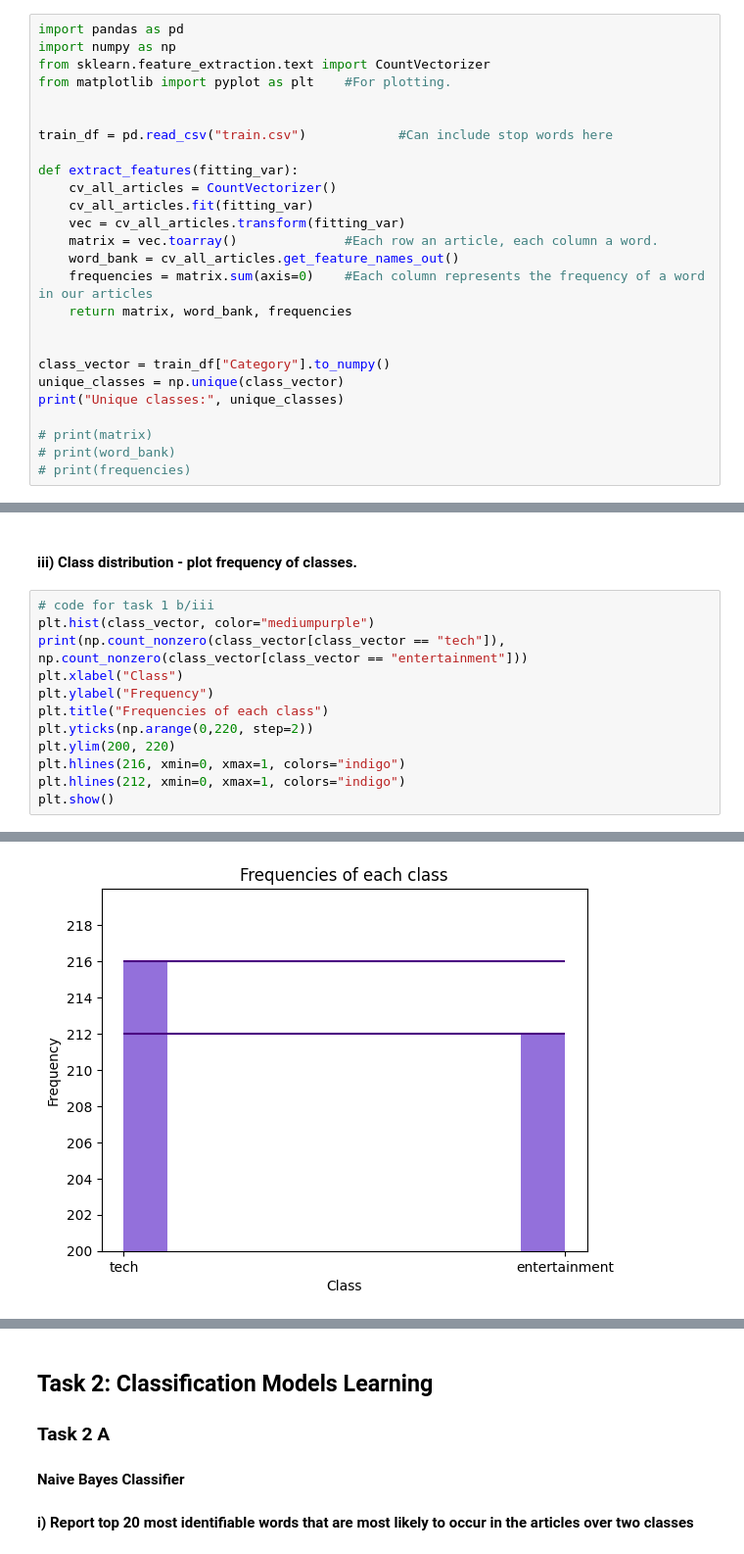
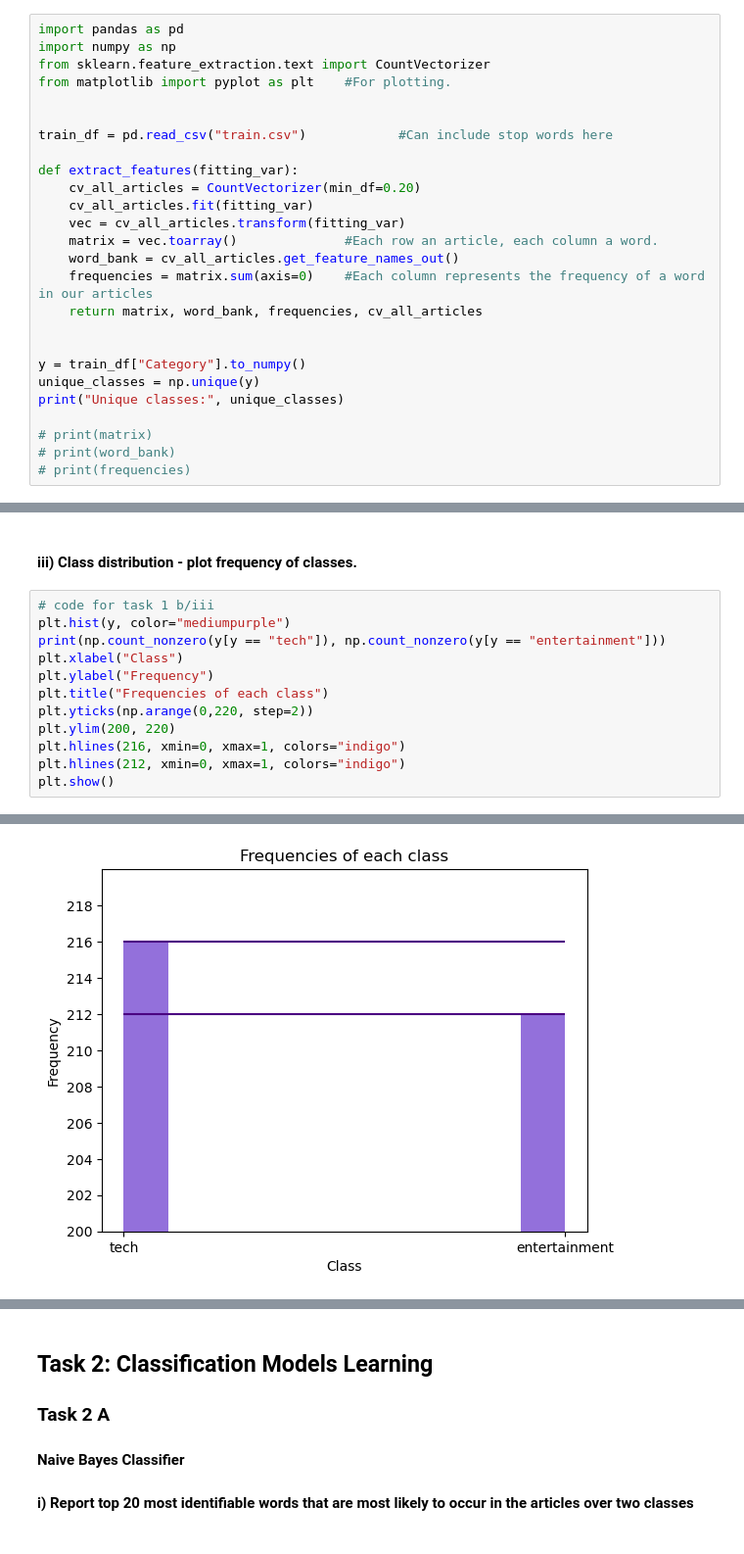
Before and after one commit to Compsci361-Group31/COMPSCI361-Assignment3, a Jupyter notebook: AS03.ipynb, the cells around one changed output, grey strips where cells are left out. Shown: that part at 98% size. Cells and saved outputs as stored; diff of their text form.

```diff
--- a/AS03.ipynb
+++ b/AS03.ipynb
@@ -11,17 +11,17 @@ from matplotlib import pyplot as plt    #For plotting.
 train_df = pd.read_csv("train.csv")            #Can include stop words here
 
 def extract_features(fitting_var):
-    cv_all_articles = CountVectorizer()
+    cv_all_articles = CountVectorizer(min_df=0.20)
     cv_all_articles.fit(fitting_var)
     vec = cv_all_articles.transform(fitting_var)
     matrix = vec.toarray()              #Each row an article, each column a word.
     word_bank = cv_all_articles.get_feature_names_out()
     frequencies = matrix.sum(axis=0)    #Each column represents the frequency of a word in our articles
-    return matrix, word_bank, frequencies
+    return matrix, word_bank, frequencies, cv_all_articles
 
 
-class_vector = train_df["Category"].to_numpy()
-unique_classes = np.unique(class_vector)
+y = train_df["Category"].to_numpy()
+unique_classes = np.unique(y)
 print("Unique classes:", unique_classes)
 
 # print(matrix)
@@ -136,16 +136,16 @@ plt.show()
 #### iii) Class distribution - plot frequency of classes.
 # %%
 # code for task 1 b/iii
-plt.hist(class_vector, color="mediumpurple")
-print(np.count_nonzero(class_vector[class_vector == "tech"]), np.count_nonzero(class_vector[class_vector == "entertainment"]))
+plt.hist(y, color="mediumpurple")
+print(np.count_nonzero(y[y == "tech"]), np.count_nonzero(y[y == "entertainment"]))
 plt.xlabel("Class")
 plt.ylabel("Frequency")
 plt.title("Frequencies of each class")
 plt.yticks(np.arange(0,220, step=2))
 plt.ylim(200, 220)
 plt.hlines(216, xmin=0, xmax=1, colors="indigo")
 plt.hlines(212, xmin=0, xmax=1, colors="indigo")
 plt.show()
 # %% [output]
 216 212
-[figure, old version]
+[figure, new version]
```
Also changed, not shown: parts of 6 cells of this notebook.
